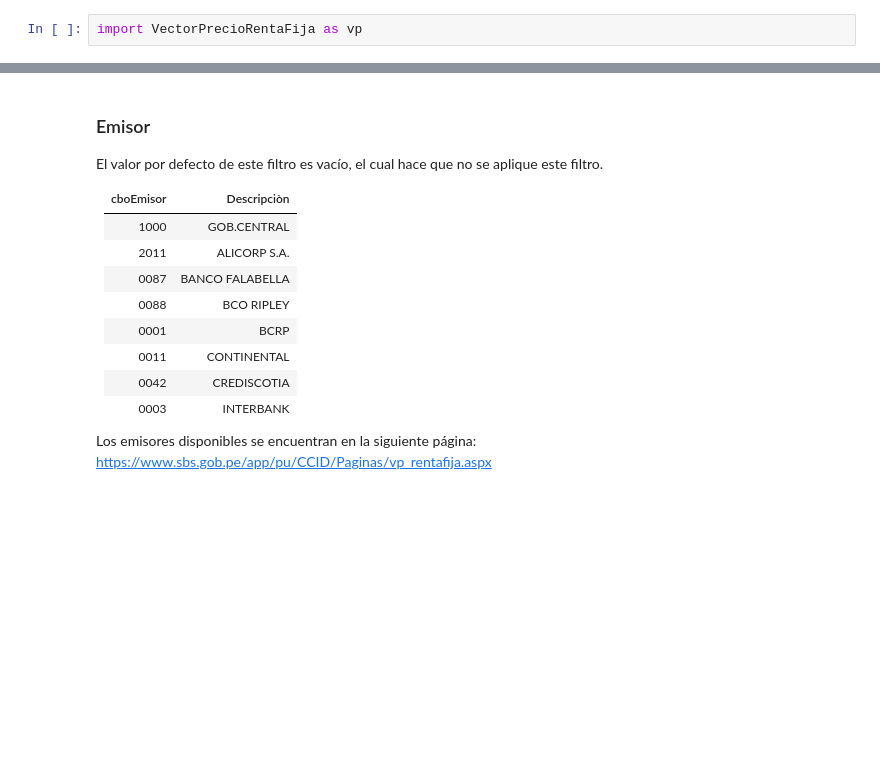
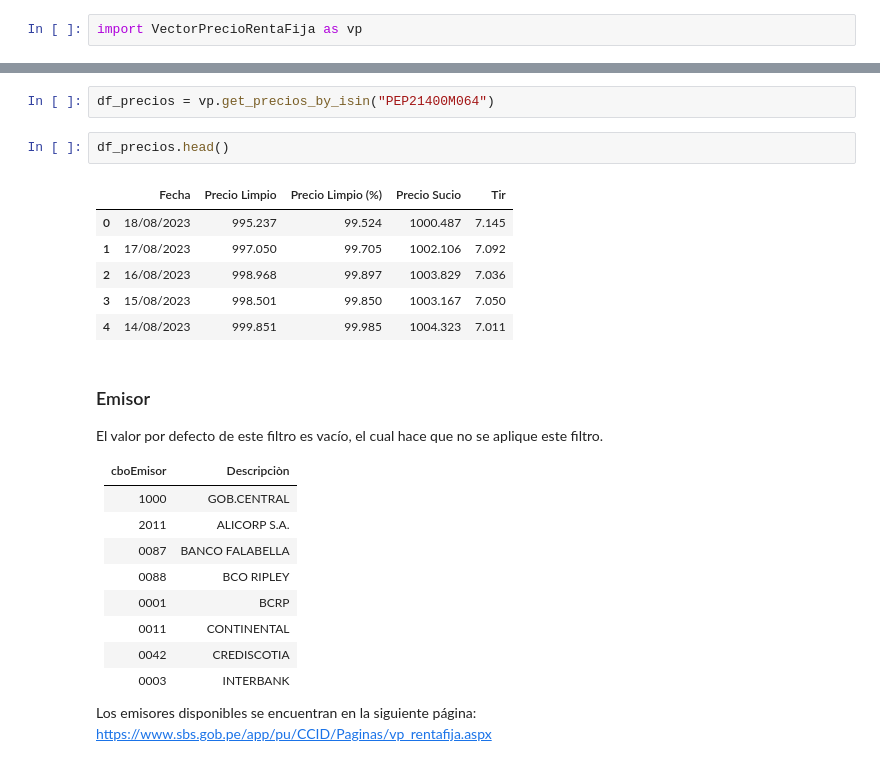
Before and after one commit to ecandela/sbs-gob-pe-helper, a Jupyter notebook: sbs_gob_pe_helper/VP_Renta_fija.ipynb, the cells around one changed output, grey strips where cells are left out. Cells and saved outputs as stored; diff of their text form; blank space fills up the shorter version.

```diff
--- a/sbs_gob_pe_helper/VP_Renta_fija.ipynb
+++ b/sbs_gob_pe_helper/VP_Renta_fija.ipynb
@@ -3,3 +14,14 @@ import VectorPrecioRentaFija as vp
+# %%
+df_precios = vp.get_precios_by_isin("PEP21400M064")
+# %%
+df_precios.head()
+# %% [output]
+|  | Fecha | Precio Limpio | Precio Limpio (%) | Precio Sucio | Tir |
+| 0 | 18/08/2023 | 995.237 | 99.524 | 1000.487 | 7.145 |
+| 1 | 17/08/2023 | 997.050 | 99.705 | 1002.106 | 7.092 |
+| 2 | 16/08/2023 | 998.968 | 99.897 | 1003.829 | 7.036 |
+| 3 | 15/08/2023 | 998.501 | 99.850 | 1003.167 | 7.050 |
+| 4 | 14/08/2023 | 999.851 | 99.985 | 1004.323 | 7.011 |
 # %% [markdown]
 ### Emisor
 
```
Also changed, not shown: parts of 2 cells of this notebook, 12 other files.
